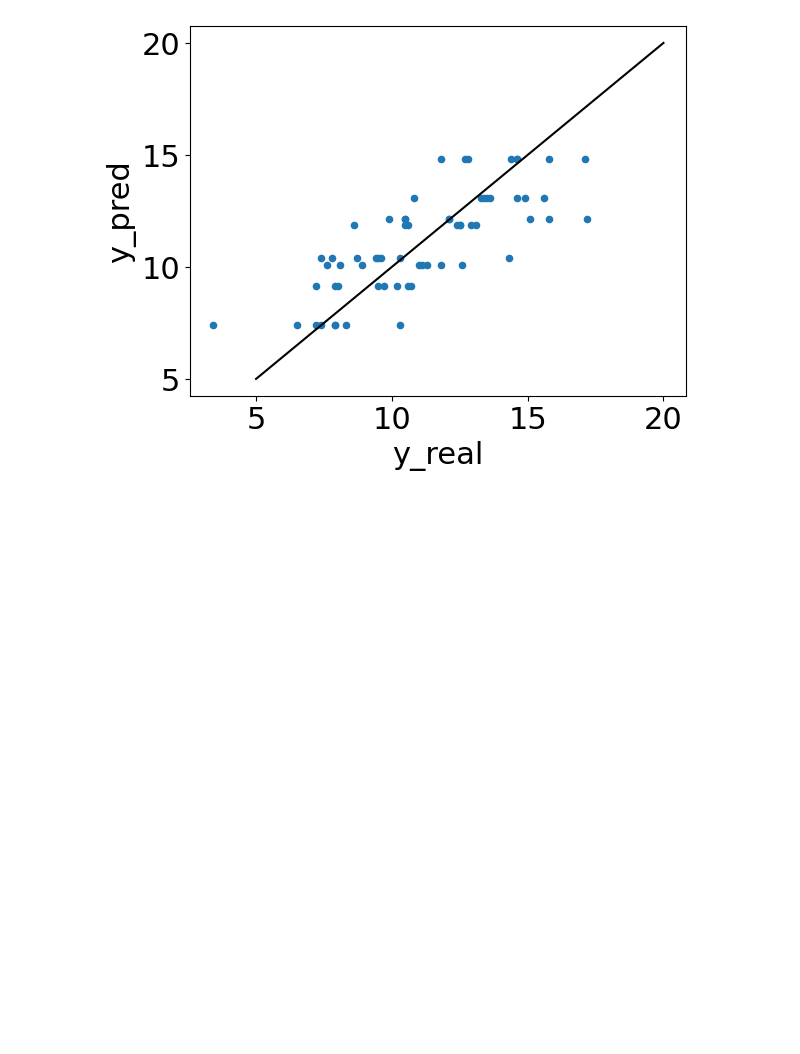
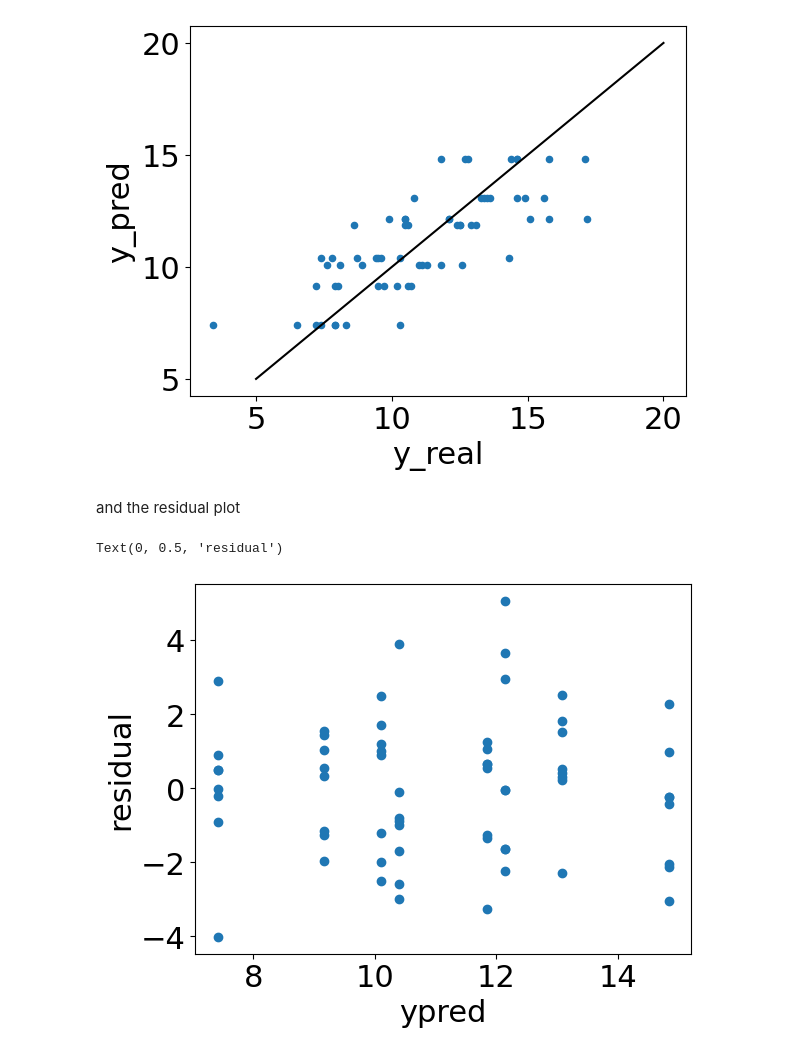
Before and after one commit to peterbmob/DHMVADoE, a Jupyter notebook: Excercises/2-6factor-sm.ipynb, the cells around one changed output. Cells and saved outputs as stored; diff of their text form; code cells hidden in the pictures; blank space fills up the shorter version.

```diff
--- a/Excercises/2-6factor-sm.ipynb
+++ b/Excercises/2-6factor-sm.ipynb
@@ -303,3 +303,12 @@ plt.plot(x,x,'k-') # identity line
 # %% [output]
 [<matplotlib.lines.Line2D at 0x...>]
 [figure]
+# %% [markdown]
+and the residual plot
+# %%
+plt.scatter(ypred,res_final.resid)
+plt.xlabel('ypred')
+plt.ylabel('residual')
+# %% [output]
+Text(0, 0.5, 'residual')
+[figure, added]
```
